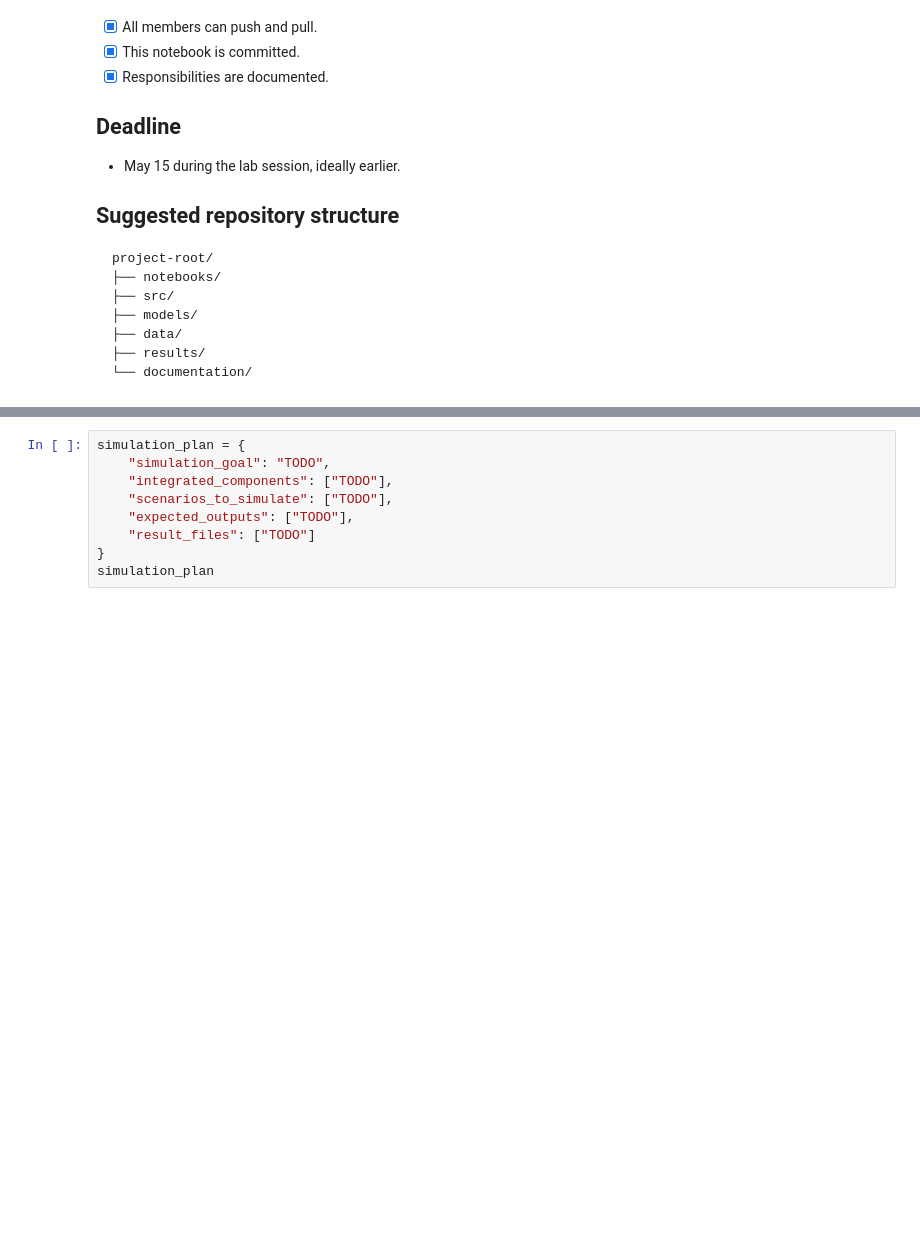
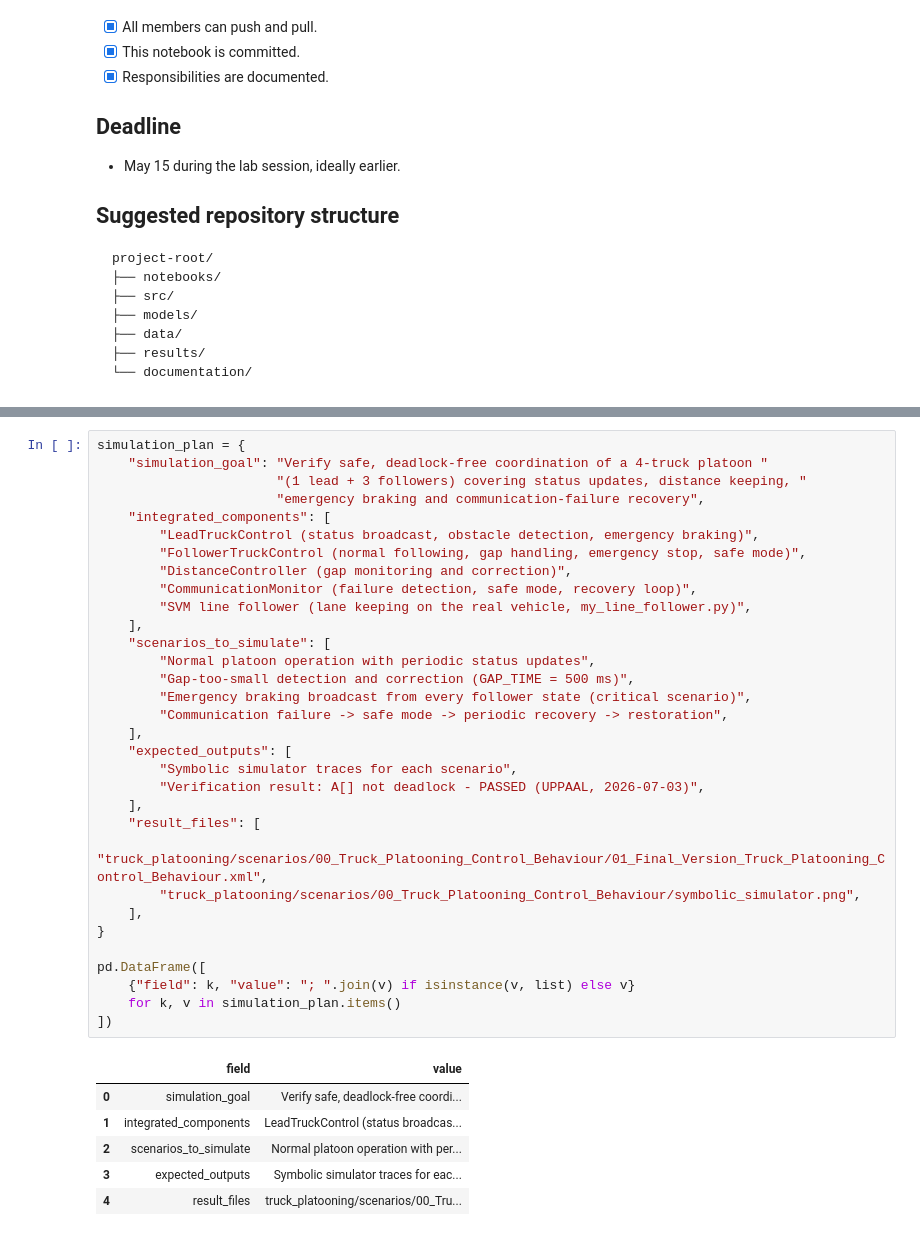
Before and after one commit to dccelectronicsgermany/Autonomous_Systems_A_Lab_Group_4, a Jupyter notebook: notebooks/AS_A_Lab_Overview_Group_4.ipynb, the cells around one changed output, grey strips where cells are left out. Drawn from its saved outputs; the diff is of its cells as text; blank space fills up the shorter version.

```diff
--- a/notebooks/AS_A_Lab_Overview_Group_4.ipynb
+++ b/notebooks/AS_A_Lab_Overview_Group_4.ipynb
@@ -297,12 +576,42 @@ The simulation should combine:
 # %%
 simulation_plan = {
-    "simulation_goal": "TODO",
-    "integrated_components": ["TODO"],
-    "scenarios_to_simulate": ["TODO"],
-    "expected_outputs": ["TODO"],
-    "result_files": ["TODO"]
+    "simulation_goal": "Verify safe, deadlock-free coordination of a 4-truck platoon "
+                       "(1 lead + 3 followers) covering status updates, distance keeping, "
+                       "emergency braking and communication-failure recovery",
+    "integrated_components": [
+        "LeadTruckControl (status broadcast, obstacle detection, emergency braking)",
+        "FollowerTruckControl (normal following, gap handling, emergency stop, safe mode)",
+        "DistanceController (gap monitoring and correction)",
+        "CommunicationMonitor (failure detection, safe mode, recovery loop)",
+        "SVM line follower (lane keeping on the real vehicle, my_line_follower.py)",
+    ],
+    "scenarios_to_simulate": [
+        "Normal platoon operation with periodic status updates",
+        "Gap-too-small detection and correction (GAP_TIME = 500 ms)",
+        "Emergency braking broadcast from every follower state (critical scenario)",
+        "Communication failure -> safe mode -> periodic recovery -> restoration",
+    ],
+    "expected_outputs": [
+        "Symbolic simulator traces for each scenario",
+        "Verification result: A[] not deadlock - PASSED (UPPAAL, 2026-07-03)",
+    ],
+    "result_files": [
+        "truck_platooning/scenarios/00_Truck_Platooning_Control_Behaviour/01_Final_Version_Truck_Platooning_Control_Behaviour.xml",
+        "truck_platooning/scenarios/00_Truck_Platooning_Control_Behaviour/symbolic_simulator.png",
+    ],
 }
-simulation_plan
+
+pd.DataFrame([
+    {"field": k, "value": "; ".join(v) if isinstance(v, list) else v}
+    for k, v in simulation_plan.items()
+])
+# %% [output]
+|  | field | value |
+| 0 | simulation_goal | Verify safe, deadlock-free coordi... |
+| 1 | integrated_components | LeadTruckControl (status broadcas... |
+| 2 | scenarios_to_simulate | Normal platoon operation with per... |
+| 3 | expected_outputs | Symbolic simulator traces for eac... |
+| 4 | result_files | truck_platooning/scenarios/00_Tru... |
 # %% [markdown]
 # 7. Final Presentation
 
```
Also changed, not shown: parts of 16 cells of this notebook.
